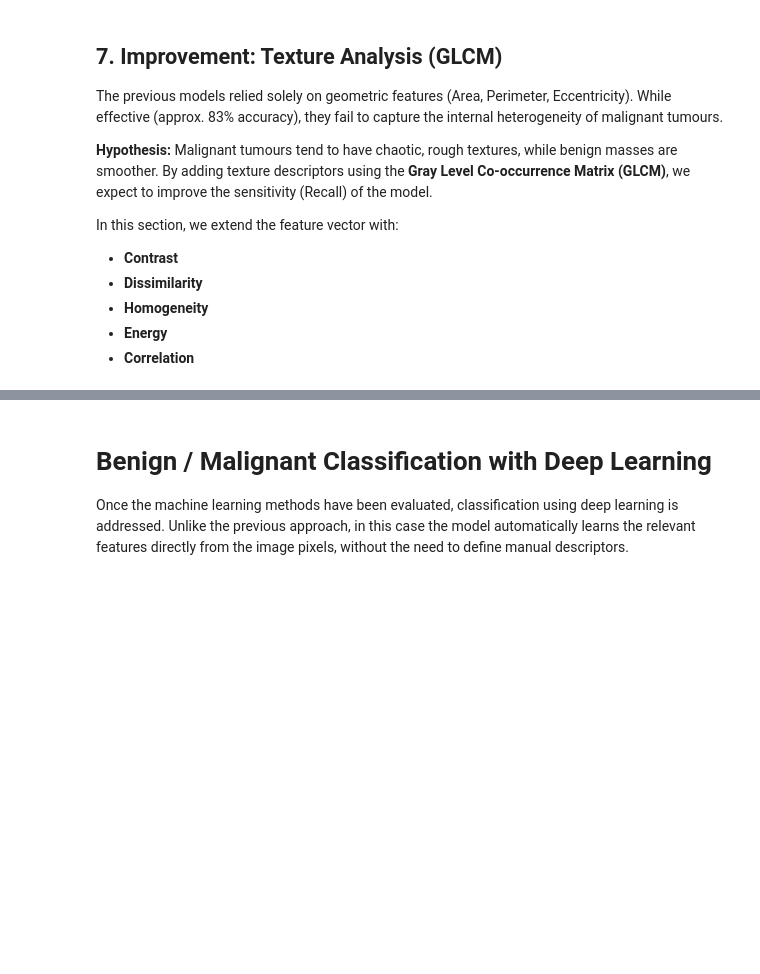
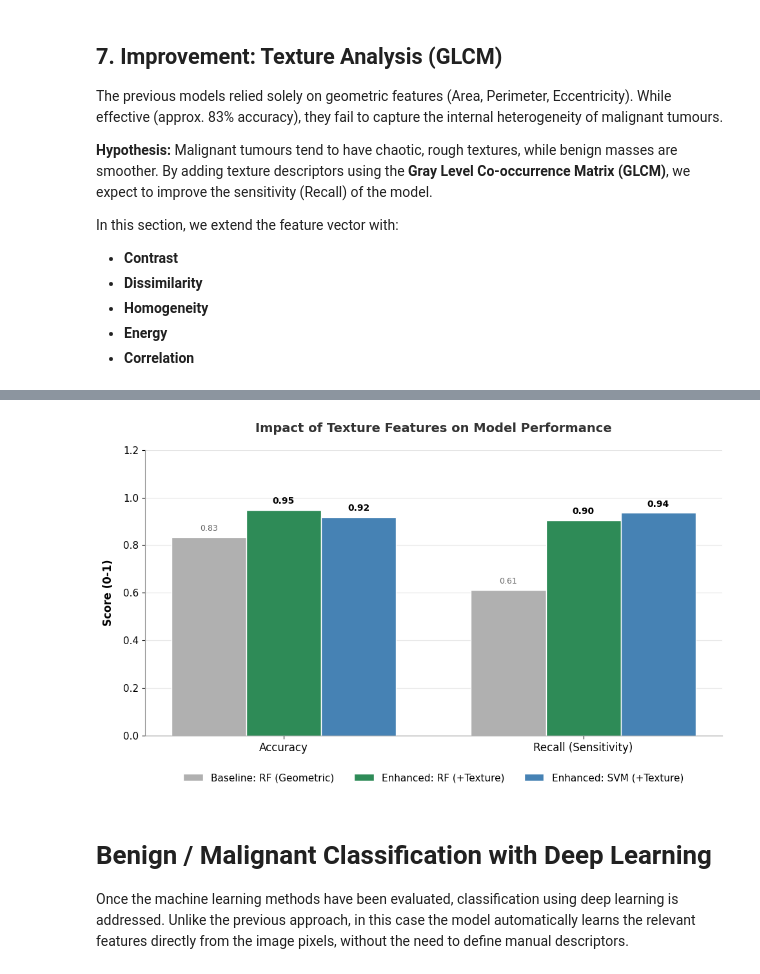
Before and after one commit to Lgonrat/trabajo-admeav, a Jupyter notebook: ML_DL_finalProject.ipynb, the cells around one changed output, grey strips where cells are left out. Cells and saved outputs as stored; diff of their text form; code cells hidden in the pictures; blank space fills up the shorter version.

Commit message:
Añadimos SVM  a la comparativa

```diff
--- a/ML_DL_finalProject.ipynb
+++ b/ML_DL_finalProject.ipynb
@@ -404,3 +413,73 @@ plt.show()
+# %%
+import matplotlib.pyplot as plt
+import numpy as np
+
+# --- 4. Gráfica Comparativa ---
+
+labels = ['Accuracy', 'Recall (Sensitivity)']
+baseline_vals = [rf_baseline_acc, rf_baseline_rec]
+rf_enh_vals = [acc_rf, rec_rf]
+svm_enh_vals = [acc_svm, rec_svm]
+
+x = np.arange(len(labels))
+width = 0.25
+
+# Configuración de estilo global para esta gráfica
+plt.rcParams.update({'font.size': 11, 'font.family': 'sans-serif'})
+
+fig, ax = plt.subplots(figsize=(10, 6), dpi=100) # dpi alto para mejor resolución
+
+# Colores Profesionales (Paleta "Science")
+c_base = '#B0B0B0'  # Gris suave para el baseline (contexto)
+c_rf = '#2E8B57'    # "SeaGreen" para RF (elegante)
+c_svm = '#4682B4'   # "SteelBlue" para SVM (corporativo)
+
+# Generamos las barras con 'zorder' para que queden por encima de la rejilla
+rects1 = ax.bar(x - width, baseline_vals, width, label='Baseline: RF (Geometric)', color=c_base, edgecolor='white', linewidth=1, zorder=3)
+rects2 = ax.bar(x, rf_enh_vals, width, label='Enhanced: RF (+Texture)', color=c_rf, edgecolor='white', linewidth=1, zorder=3)
+rects3 = ax.bar(x + width, svm_enh_vals, width, label='Enhanced: SVM (+Texture)', color=c_svm, edgecolor='white', linewidth=1, zorder=3)
+
+# --- Decoración Profesional ---
+
+# 1. Títulos y Etiquetas
+ax.set_ylabel('Score (0-1)', fontsize=12, fontweight='bold', labelpad=10)
+ax.set_title('Impact of Texture Features on Model Performance', fontsize=14, fontweight='bold', pad=20, color='#333333')
+ax.set_xticks(x)
+ax.set_xticklabels(labels, fontsize=12)
+ax.set_ylim(0, 1.2) # Margen superior amplio para etiquetas y leyenda
+
+# 2. Ocultamos los bordes
+ax.spines['top'].set_visible(False)
+ax.spines['right'].set_visible(False)
+ax.spines['left'].set_color('#888888')
+ax.spines['bottom'].set_color('#888888')
+ax.grid(axis='y', linestyle='-', alpha=0.2, color='gray', zorder=0)
+
+# 4. Leyenda flotante
+ax.legend(loc='upper center', bbox_to_anchor=(0.5, -0.1), ncol=3, frameon=False, fontsize=11)
+
+# Función de etiquetado mejorada
+def autolabel(rects, text_color='black'):
+    for rect in rects:
+        height = rect.get_height()
+        # Negrita solo para valores altos (>0.9) para destacar lo bueno
+        weight = 'bold' if height >= 0.9 else 'normal'
+        size = 10 if height >= 0.9 else 9
+
+        ax.annotate(f'{height:.2f}',
+                    xy=(rect.get_x() + rect.get_width() / 2, height),
+                    xytext=(0, 5), textcoords="offset points",
+                    ha='center', va='bottom',
+                    fontsize=size, fontweight=weight, color=text_color)
+
+autolabel(rects1, '#666666') # Gris para baseline
+autolabel(rects2, 'black')
+autolabel(rects3, 'black')
+
+plt.tight_layout()
+plt.show()
+# %% [output]
+[figure, added]
 # %% [markdown]
 # **Benign / Malignant Classification with Deep Learning**
 
```
Also changed, not shown: parts of 10 cells of this notebook.
